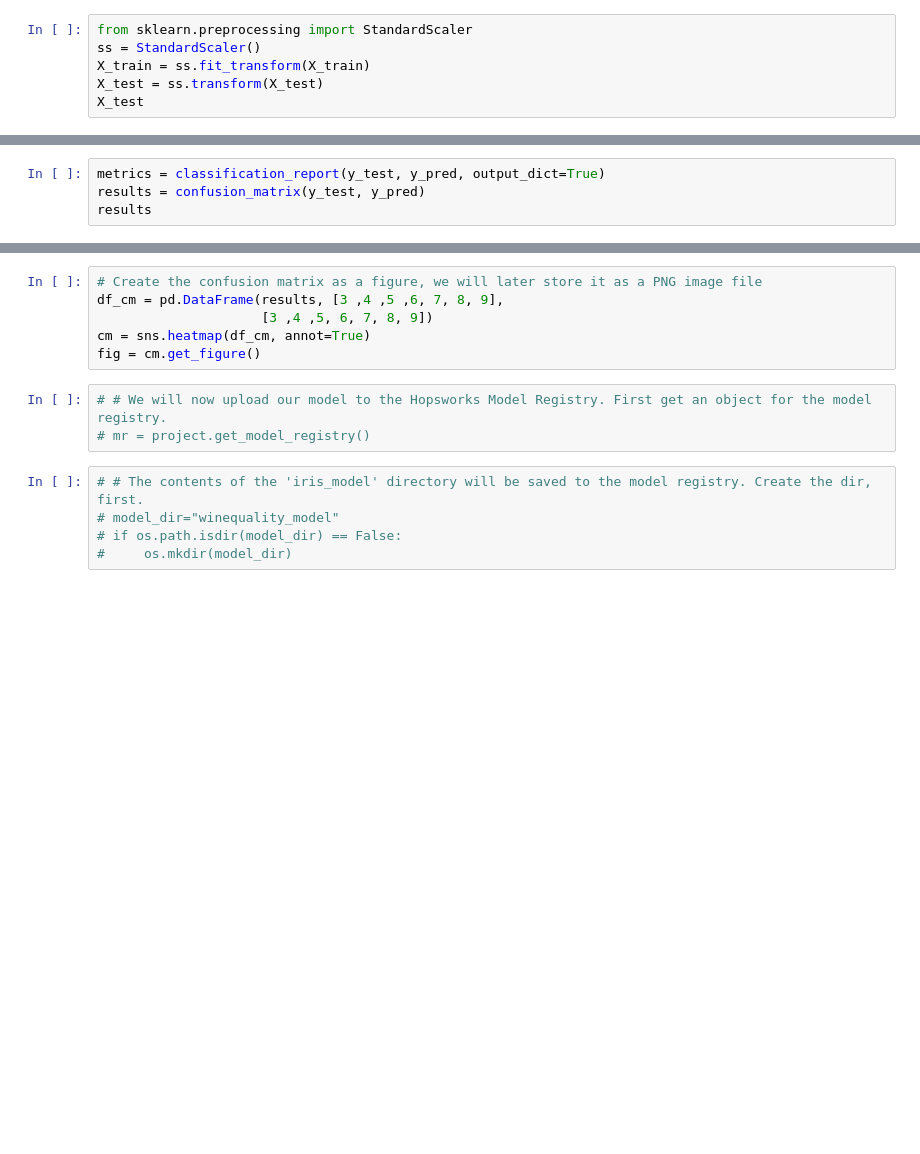
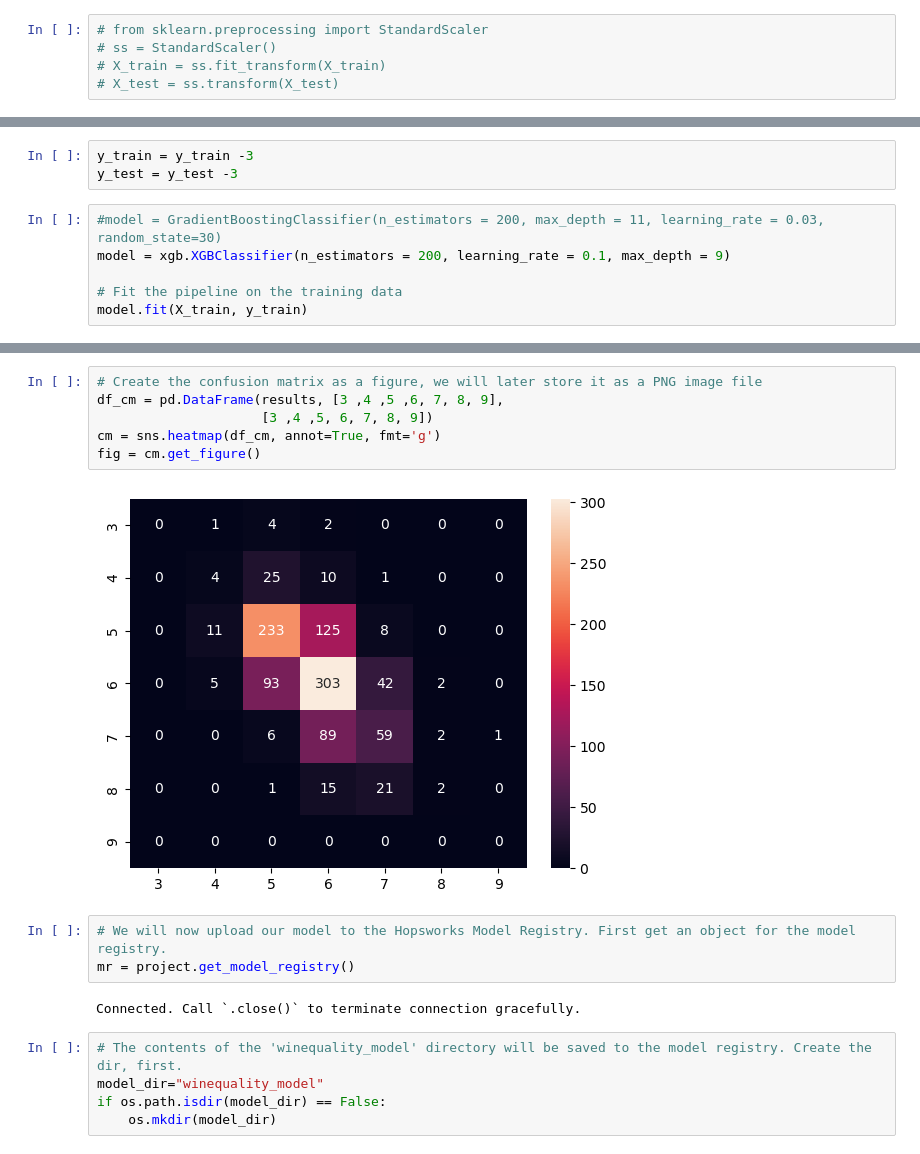
Before and after one commit to owwe/wine_quality, a Jupyter notebook: wine-training-pipeline.ipynb, the cells around one changed output, grey strips where cells are left out. Saved outputs shown, nothing was run; the diff lists cells and outputs as text; blank space fills up the shorter version.

Commit message:
model is registered

```diff
--- a/wine-training-pipeline.ipynb
+++ b/wine-training-pipeline.ipynb
@@ -37,6 +45,5 @@ HTTP code: 500, HTTP reason: Internal Server Error, body: b'{"errorCode":270186,
 # %%
-from sklearn.preprocessing import StandardScaler
-ss = StandardScaler()
-X_train = ss.fit_transform(X_train)
-X_test = ss.transform(X_test)
-X_test
+# from sklearn.preprocessing import StandardScaler
+# ss = StandardScaler()
+# X_train = ss.fit_transform(X_train)
+# X_test = ss.transform(X_test)
@@ -82,0 +65,9 @@ fig = cm.get_figure()
+# %%
+y_train = y_train -3
+y_test = y_test -3
+# %%
+#model = GradientBoostingClassifier(n_estimators = 200, max_depth = 11, learning_rate = 0.03, random_state=30)
+model = xgb.XGBClassifier(n_estimators = 200, learning_rate = 0.1, max_depth = 9)
+
+# Fit the pipeline on the training data
+model.fit(X_train, y_train)
@@ -93,5 +120 @@ accuracy
-# %%
-metrics = classification_report(y_test, y_pred, output_dict=True)
-results = confusion_matrix(y_test, y_pred)
-results
 # %%
@@ -101,15 +135,19 @@ metrics_df
 # %%
 # Create the confusion matrix as a figure, we will later store it as a PNG image file
 df_cm = pd.DataFrame(results, [3 ,4 ,5 ,6, 7, 8, 9],
                      [3 ,4 ,5, 6, 7, 8, 9])
-cm = sns.heatmap(df_cm, annot=True)
+cm = sns.heatmap(df_cm, annot=True, fmt='g')
 fig = cm.get_figure()
+# %% [output]
+[figure, added]
 # %%
-# # We will now upload our model to the Hopsworks Model Registry. First get an object for the model registry.
-# mr = project.get_model_registry()
+# We will now upload our model to the Hopsworks Model Registry. First get an object for the model registry.
+mr = project.get_model_registry()
+# %% [output]
+Connected. Call `.close()` to terminate connection gracefully.
 # %%
-# # The contents of the 'iris_model' directory will be saved to the model registry. Create the dir, first.
-# model_dir="winequality_model"
-# if os.path.isdir(model_dir) == False:
-#     os.mkdir(model_dir)
+# The contents of the 'winequality_model' directory will be saved to the model registry. Create the dir, first.
+model_dir="winequality_model"
+if os.path.isdir(model_dir) == False:
+    os.mkdir(model_dir)
 # %%
```
Also changed, not shown: parts of 26 cells of this notebook, 2 other files.
